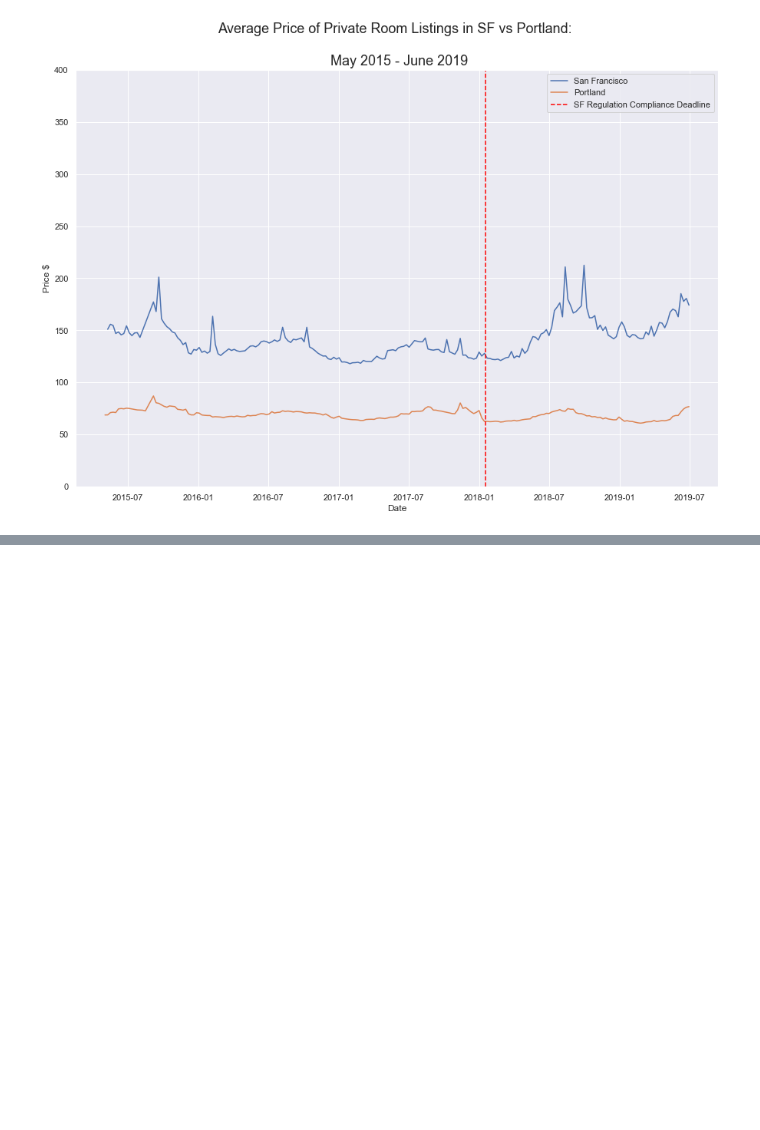
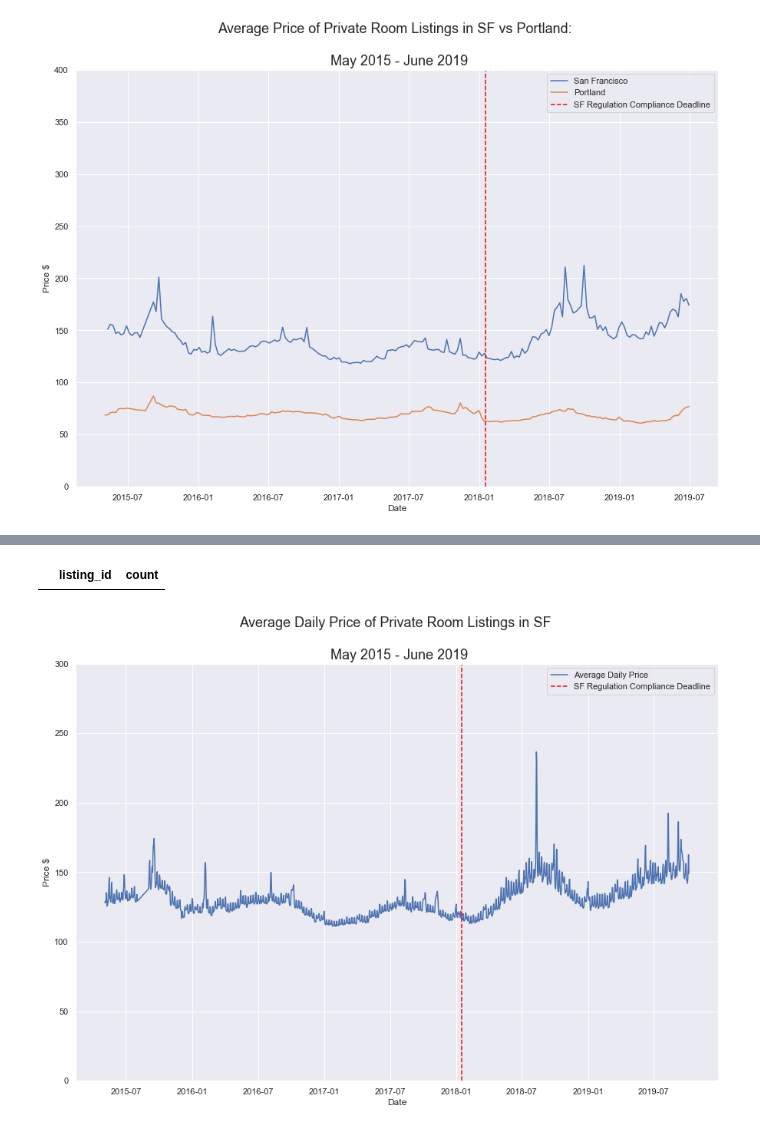
Before and after one commit to karensheng/Airbnb_Regulation, a Jupyter notebook: notebooks/Construct Time Series .ipynb, the cells around one changed output, grey strips where cells are left out. Cells and saved outputs as stored; diff of their text form; code cells hidden in the pictures; blank space fills up the shorter version.

Commit message:
added time series of daily price by loc

```diff
--- a/notebooks/Construct Time Series .ipynb
+++ b/notebooks/Construct Time Series .ipynb
@@ -399,0 +467,5 @@ chart_prices2(comp_price)
+# %%
+filled_loc = tmp2.groupby(['id','neighbourhood_cleansed']).size().reset_index(name='counts')
+filled_loc = filled_loc.drop('counts', axis = 1)
+filled_loc.columns = ['listing_id', 'std_nb_filled']
+filled_loc.head()
@@ -399,0 +479,3 @@ chart_prices2(comp_price)
+# %%
+calendar_daily_loc = calendar_daily_loc.merge(filled_loc, on = 'listing_id', how = 'left')
+calendar_daily_loc.shape
@@ -399,0 +505,2 @@ chart_prices2(comp_price)
+# %%
+calendar_daily_loc.loc[(pd.isnull(calendar_daily_loc.std_nb)), 'std_nb'] = calendar_daily_loc['std_nb_filled']
@@ -399,0 +526,8 @@ chart_prices2(comp_price)
+# %%
+tmp = calendar_daily_loc.groupby(['listing_id','std_nb']).size()
+tmp2 = tmp.groupby('listing_id').size().reset_index(name='count')
+tmp2.query('count >1')
+
+# Verified that neighborhood name is 1-to-1 match to listing ID.
+# %% [output]
+|  | listing_id | count |
@@ -399,0 +538,29 @@ chart_prices2(comp_price)
+# %%
+daily_avg_price = calendar_daily_loc.groupby(['listing_id','date'])['price_float'].mean().reset_index()
+daily_avg_price = daily_avg_price.groupby(['date'])['price_float'].mean().reset_index()
+daily_avg_price.to_csv('../data/daily_avg_price.csv')
+# %%
+
+xlinspace = pd.date_range('2015-05-01', periods= daily_avg_price.shape[0], freq='D')
+
+fig, ax = plt.subplots(1,figsize = (15,10))
+
+sns.lineplot(x= 'date', y='price_float', data = daily_avg_price, label = "Average Daily Price")
+
+# Deadline of compliance with regulation in SF
+
+plt.axvline(x= datetime.date(2018,1,16), color = 'red', linestyle='--',label='SF Regulation Compliance Deadline')
+
+
+ax.set_ylim(0,300)
+plt.xlabel("Date")
+plt.ylabel("Price $")
+plt.title("Average Daily Price of Private Room Listings in SF \n \n May 2015 - June 2019", fontsize = 18)
+plt.legend()
+
+xfmt = mdates.DateFormatter('%m-%d-%y')
+
+
+plt.show();
+# %% [output]
+[figure, added]
```
Also changed, not shown: parts of 14 cells of this notebook.
